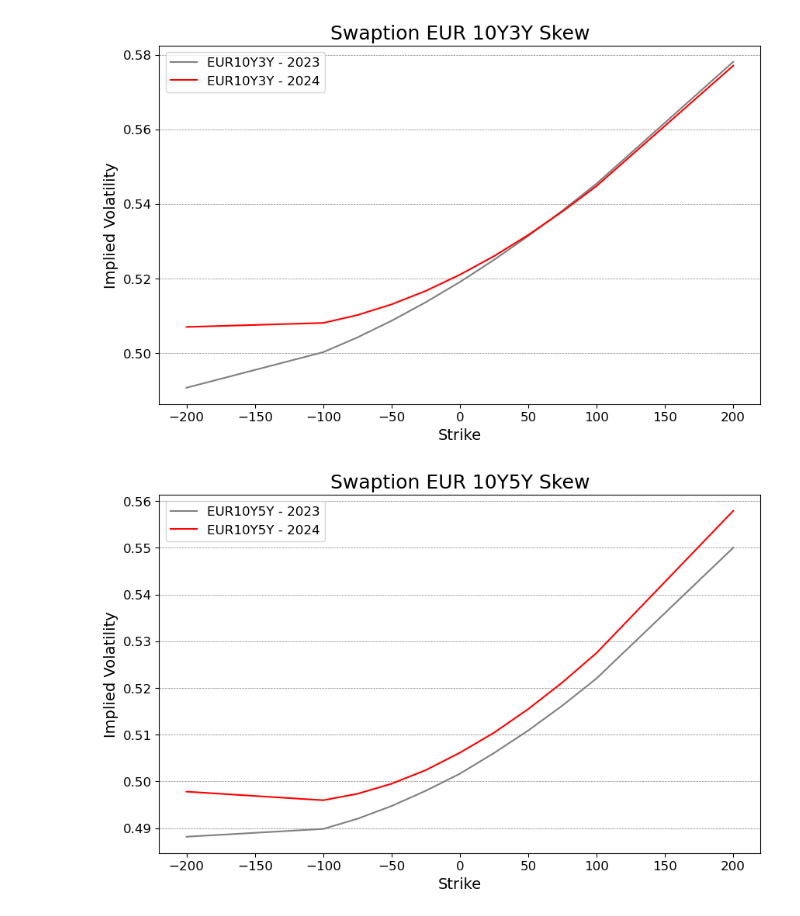
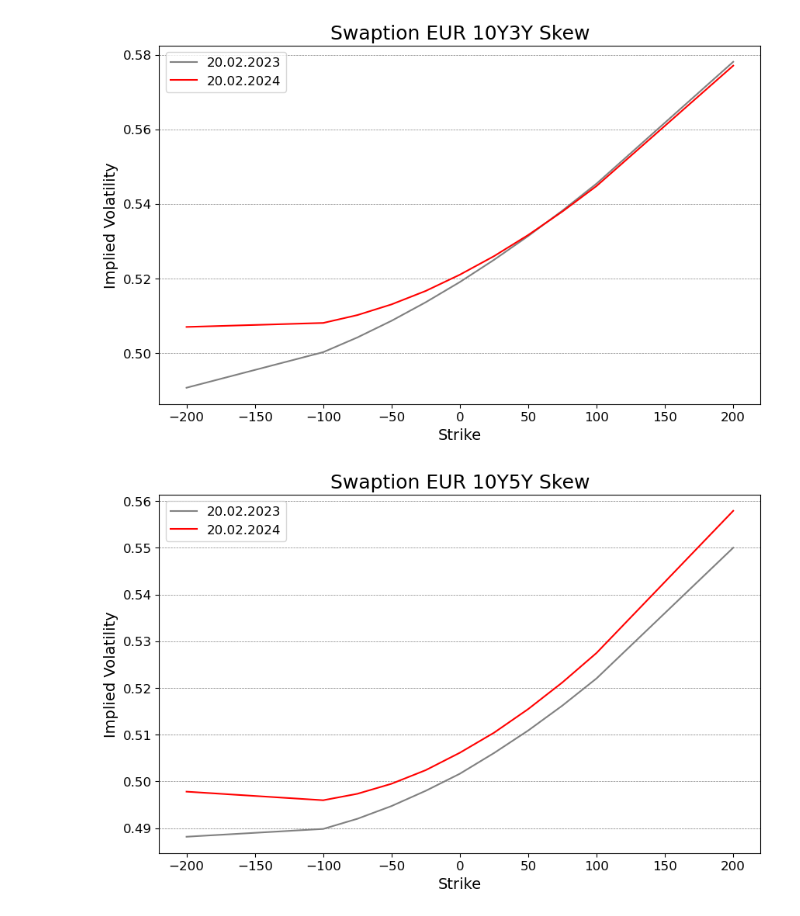
Before and after one commit to NannaOhrt/master_thesis, a Jupyter notebook: main/code/swaption_skew.ipynb, the cells around one changed output. Cells and saved outputs as stored; diff of their text form; code cells hidden in the pictures.

```diff
--- a/main/code/swaption_skew.ipynb
+++ b/main/code/swaption_skew.ipynb
@@ -131,30 +131,30 @@ plt.close()
 # %%
 # Extract the '10Y10Y' row from the original dataframe
 ten_y_3_y_2023 = df_OTM_2023.loc['10Y3Y']
 ten_y_3_y_2024 = df_OTM_2024.loc['10Y3Y']
 
 # Convert indices to integer deltas (spread measure in bps)
 OTM_10Y3Y_2023 = ten_y_3_y_2023.index.str.replace('ATM', '0').astype(int)
 OTM_10Y3Y_2024 = ten_y_3_y_2024.index.str.replace('ATM', '0').astype(int)
 
 
 plt.figure(figsize=(10, 6))
-plt.plot(OTM_10Y3Y_2023, ten_y_3_y_2023.values, color='grey', label='EUR10Y3Y - 2023')
-plt.plot(OTM_10Y3Y_2024, ten_y_3_y_2024.values, color='red',  label='EUR10Y3Y - 2024')
+plt.plot(OTM_10Y3Y_2023, ten_y_3_y_2023.values, color='grey', label='20.02.2023')
+plt.plot(OTM_10Y3Y_2024, ten_y_3_y_2024.values, color='red',  label='20.02.2024')
 plt.title('Swaption EUR 10Y3Y Skew', fontsize=18)
 plt.xlabel('Strike', fontsize=14)
 plt.ylabel('Implied Volatility', fontsize=14)
 plt.xticks(fontsize=12)
 plt.yticks(fontsize=12)
 plt.grid(axis='y', color='gray', linestyle='--', linewidth=0.5)
 plt.legend(fontsize=12)
 plt.savefig("/Users/nannaingemannohrt/Desktop/master_thesis/main/plots/10Y3Y.png")  # Save as PNG
 
 # Display the plot
 plt.show()
 plt.close()
 # %% [output]
-[figure, old version]
+[figure, new version]
 # %%
 # Extract the '10Y10Y' row from the original dataframe
 ten_y_5_y_2023 = df_OTM_2023.loc['10Y5Y']
@@ -166,8 +166,8 @@ OTM_10Y5Y_2024 = ten_y_5_y_2024.index.str.replace('ATM', '0').astype(int)
 
 
 plt.figure(figsize=(10, 6))
-plt.plot(OTM_10Y5Y_2023, ten_y_5_y_2023.values, color='grey', label='EUR10Y5Y - 2023')
-plt.plot(OTM_10Y5Y_2024, ten_y_5_y_2024.values, color='red',  label='EUR10Y5Y - 2024')
+plt.plot(OTM_10Y5Y_2023, ten_y_5_y_2023.values, color='grey', label='20.02.2023')
+plt.plot(OTM_10Y5Y_2024, ten_y_5_y_2024.values, color='red',  label='20.02.2024')
 plt.title('Swaption EUR 10Y5Y Skew', fontsize=18)
 plt.xlabel('Strike', fontsize=14)
 plt.ylabel('Implied Volatility', fontsize=14)
@@ -181,7 +181,7 @@ plt.savefig("/Users/nannaingemannohrt/Desktop/master_thesis/main/plots/10Y5Y.png
 plt.show()
 plt.close()
 # %% [output]
-[figure, old version]
+[figure, new version]
 # %%
 # Extract the '10Y10Y' row from the original dataframe
 ten_y_7_y_2023 = df_OTM_2023.loc['10Y7Y']
```
Also changed, not shown: parts of 8 cells of this notebook, 14 other files.
